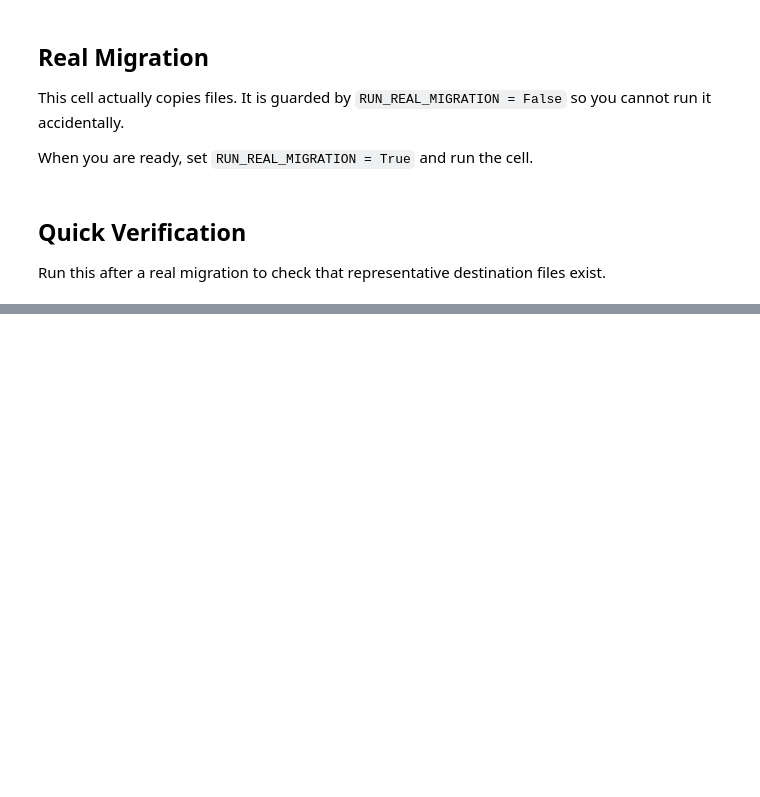
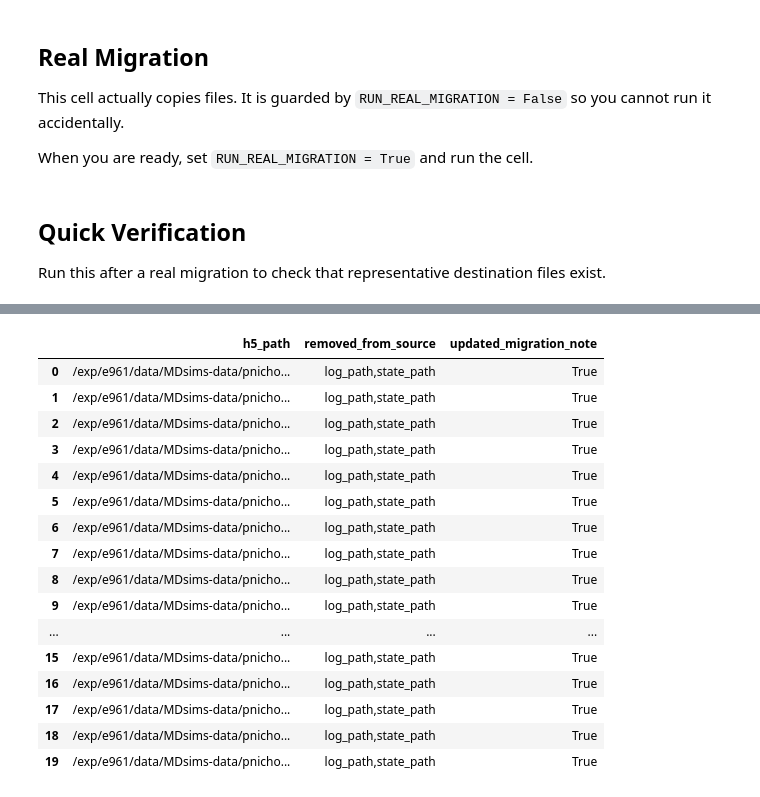
Before and after one commit to SBC-Collaboration/MDsims, a Jupyter notebook: Migrate_Data_To_V3.ipynb, the cells around one changed output, grey strips where cells are left out. Drawn from its saved outputs; the diff is of its cells as text; code cells hidden in the pictures; blank space fills up the shorter version.

```diff
--- a/Migrate_Data_To_V3.ipynb
+++ b/Migrate_Data_To_V3.ipynb
@@ -418,3 +418,71 @@ Name: count, dtype: int64
 | 17 | cleaned | /exp/e961/data/MDsims-data/pnicho... | 0 | 0 |  |
 | 18 | cleaned | /exp/e961/data/MDsims-data/pnicho... | 0 | 0 |  |
 | 19 | cleaned | /exp/e961/data/MDsims-data/pnicho... | 0 | 0 |  |
+# %%
+from pathlib import Path
+import h5py
+import pandas as pd
+
+DATA_ROOT = Path("/exp/e961/data/MDsims-data/pnichols")
+THERMALIZED_V3_ROOT = DATA_ROOT / "Thermalized_States_v3"
+REPORT_ROOT = DATA_ROOT / "Master_CSVs_v3"
+
+bad_source_keys = [
+    "log_path",
+    "state_path",
+    "metadata_path",
+]
+
+new_migration_note = "Original flat metadata attrs were converted into V3 groups."
+
+rows = []
+
+for h5_path in sorted(THERMALIZED_V3_ROOT.glob("**/*_log.hdf5")):
+    removed = []
+    updated_note = False
+
+    with h5py.File(h5_path, "a") as f:
+        if "metadata/source" in f:
+            source = f["metadata/source"]
+
+            for key in bad_source_keys:
+                if key in source.attrs:
+                    del source.attrs[key]
+                    removed.append(key)
+
+            old_note = source.attrs.get("migration_note", "")
+            if isinstance(old_note, bytes):
+                old_note = old_note.decode()
+
+            if old_note != new_migration_note:
+                source.attrs["migration_note"] = new_migration_note
+                updated_note = True
+
+        if "metadata" in f:
+            for key in list(f["metadata"].attrs.keys()):
+                del f["metadata"].attrs[key]
+
+        if "metadata/classification" in f:
+            for key in list(f["metadata/classification"].attrs.keys()):
+                del f["metadata/classification"].attrs[key]
+
+    rows.append(
+        {
+            "h5_path": str(h5_path),
+            "removed_from_source": ",".join(removed),
+            "updated_migration_note": updated_note,
+        }
+    )
+
+cleanup_report = pd.DataFrame(rows)
+
+REPORT_ROOT.mkdir(parents=True, exist_ok=True)
+report_path = REPORT_ROOT / "v3_final_source_metadata_cleanup_report.csv"
+cleanup_report.to_csv(report_path, index=False)
+
+print("Cleaned files:", len(cleanup_report))
+print("Saved report:", report_path)
+display(cleanup_report["removed_from_source"].value_counts(dropna=False))
+display(cleanup_report["updated_migration_note"].value_counts(dropna=False))
+display(cleanup_report.head(20))
+# %% [output]
@@ -420,0 +497,17 @@ Name: count, dtype: int64
+|  | h5_path | removed_from_source | updated_migration_note |
+| 0 | /exp/e961/data/MDsims-data/pnicho... | log_path,state_path | True |
+| 1 | /exp/e961/data/MDsims-data/pnicho... | log_path,state_path | True |
+| 2 | /exp/e961/data/MDsims-data/pnicho... | log_path,state_path | True |
+| 3 | /exp/e961/data/MDsims-data/pnicho... | log_path,state_path | True |
+| 4 | /exp/e961/data/MDsims-data/pnicho... | log_path,state_path | True |
+| 5 | /exp/e961/data/MDsims-data/pnicho... | log_path,state_path | True |
+| 6 | /exp/e961/data/MDsims-data/pnicho... | log_path,state_path | True |
+| 7 | /exp/e961/data/MDsims-data/pnicho... | log_path,state_path | True |
+| 8 | /exp/e961/data/MDsims-data/pnicho... | log_path,state_path | True |
+| 9 | /exp/e961/data/MDsims-data/pnicho... | log_path,state_path | True |
+| ... | ... | ... | ... |
+| 15 | /exp/e961/data/MDsims-data/pnicho... | log_path,state_path | True |
+| 16 | /exp/e961/data/MDsims-data/pnicho... | log_path,state_path | True |
+| 17 | /exp/e961/data/MDsims-data/pnicho... | log_path,state_path | True |
+| 18 | /exp/e961/data/MDsims-data/pnicho... | log_path,state_path | True |
+| 19 | /exp/e961/data/MDsims-data/pnicho... | log_path,state_path | True |
```
Also changed, not shown: parts of 2 cells of this notebook, 1 other file.
